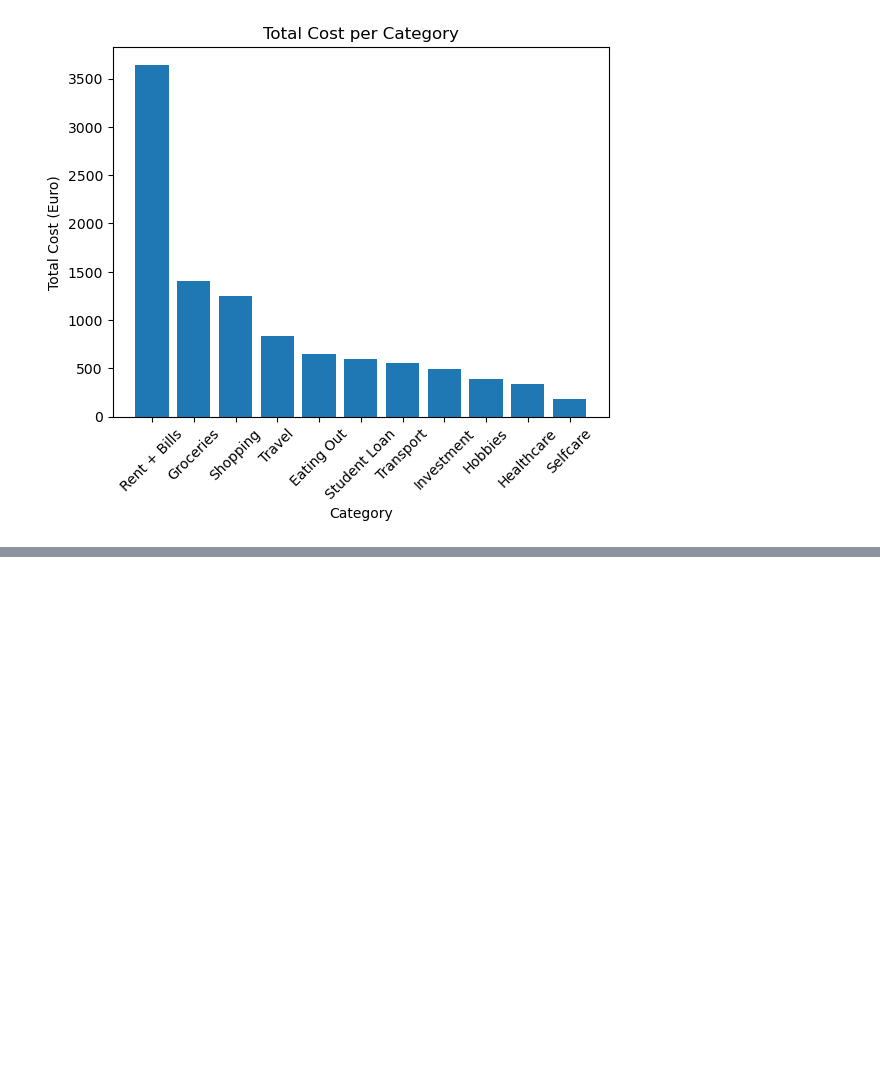
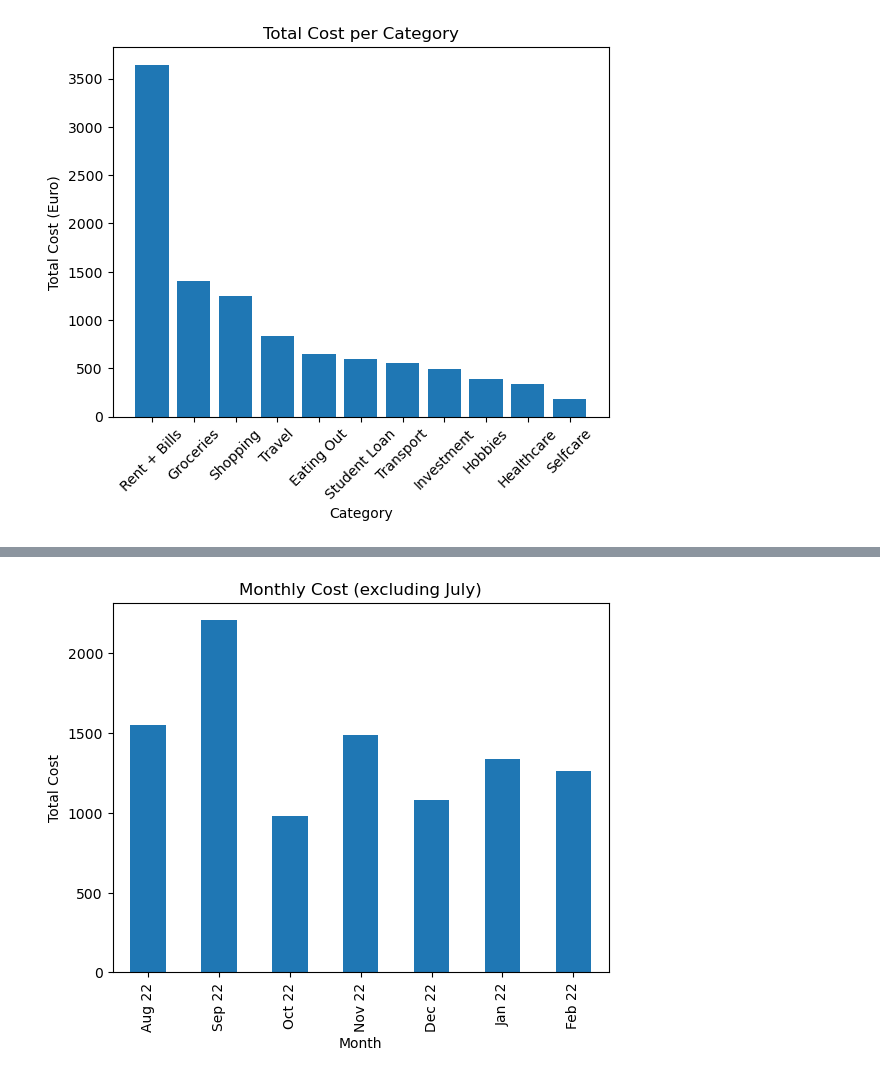
Before and after one commit to TechLabs-Berlin/wt23-sesame, a Jupyter notebook: notebooks/01 - Storytelling.ipynb, the cells around one changed output, grey strips where cells are left out. Saved outputs shown, nothing was run; the diff lists cells and outputs as text; code cells hidden in the pictures; blank space fills up the shorter version.

```diff
--- a/notebooks/01 - Storytelling.ipynb
+++ b/notebooks/01 - Storytelling.ipynb
@@ -218,0 +242,25 @@ plt.show()
+# %%
+# set date column as the index
+df01.set_index('Date', inplace=True)
+# %%
+# groupby and sum by month, excluding July
+monthly_cost = df01.loc[df01.index.month != 7, 'Cost'].resample('M').sum()
+
+# modify the x-axis labels
+x_labels = ['Aug 22', 'Sep 22', 'Oct 22', 'Nov 22', 'Dec 22', 'Jan 22', 'Feb 22']
+
+# plot the monthly cost as a bar chart
+ax = monthly_cost.plot.bar(y=monthly_cost.values)
+
+# set the x-axis tick labels
+ax.set_xticklabels(x_labels)
+
+# set the axis labels and title
+ax.set_xlabel('Month')
+ax.set_ylabel('Total Cost')
+ax.set_title('Monthly Cost (excluding July)')
+
+# display the chart
+plt.show()
+# %% [output]
+[figure, added]
```
Also changed, not shown: parts of 5 cells of this notebook.
